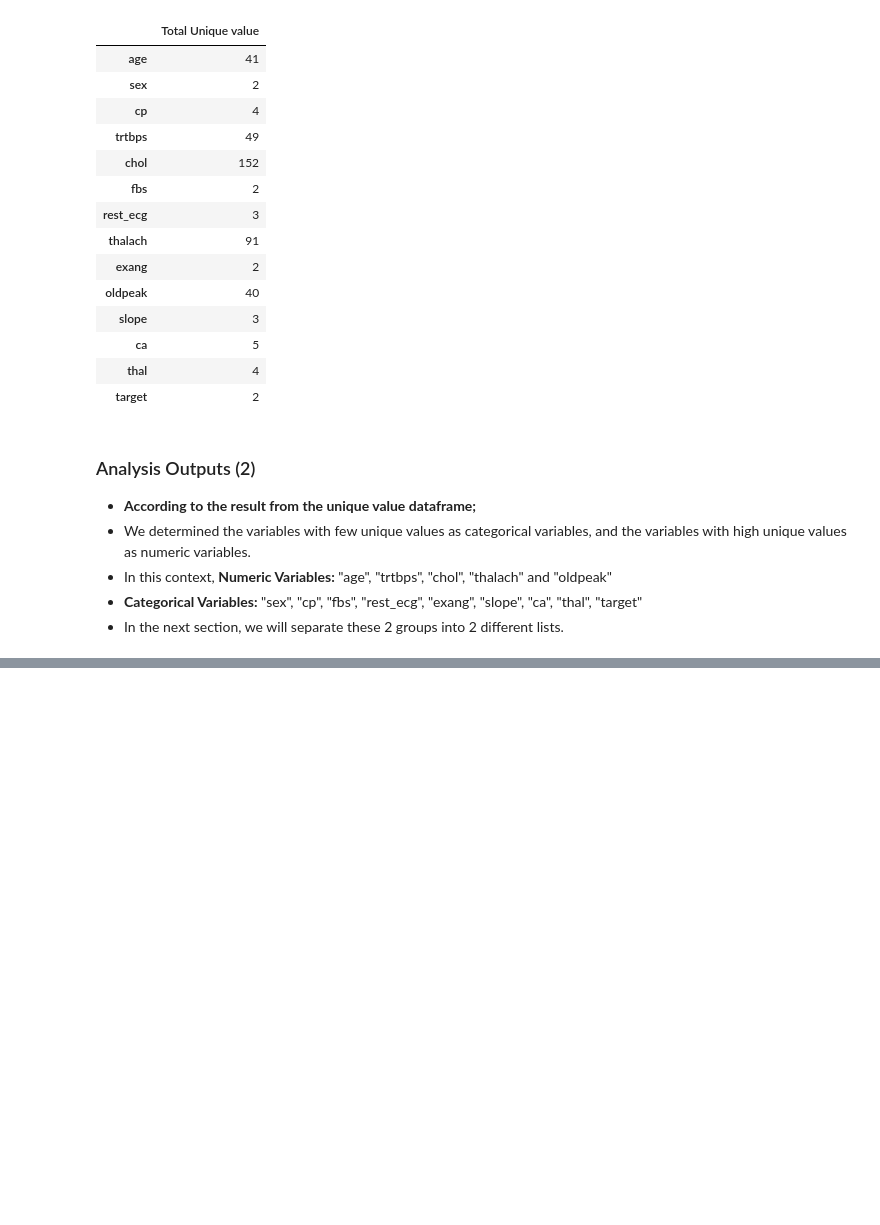
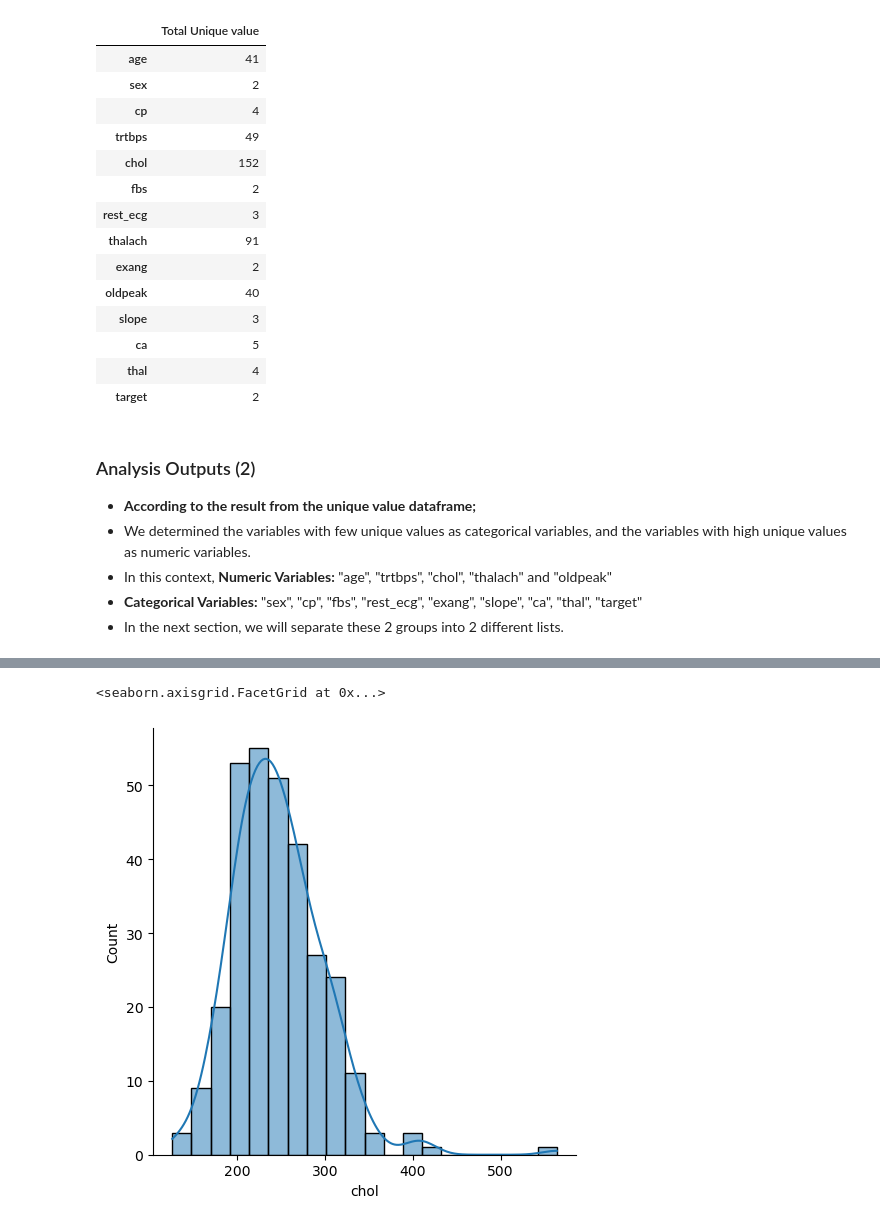
Before and after one commit to quangminh206lnh-collab/Practice_heart_prediction_attack-, a Jupyter notebook: heart_attack_prediction.ipynb, the cells around one changed output, grey strips where cells are left out. Drawn from its saved outputs; the diff is of its cells as text; code cells hidden in the pictures; blank space fills up the shorter version.

```diff
--- a/heart_attack_prediction.ipynb
+++ b/heart_attack_prediction.ipynb
@@ -265,0 +326,13 @@ pd.DataFrame(unique_num, index = df.columns, columns=["Total Unique value"])
+# %%
+
+sns.displot(
+    data=df,
+    x="chol",
+    kde=True,
+    edgecolor="k",
+    linewidth=1,
+    bins = 20
+)
+# %% [output]
+<seaborn.axisgrid.FacetGrid at 0x...>
+[figure, added]
```
Also changed, not shown: parts of 12 cells of this notebook.
